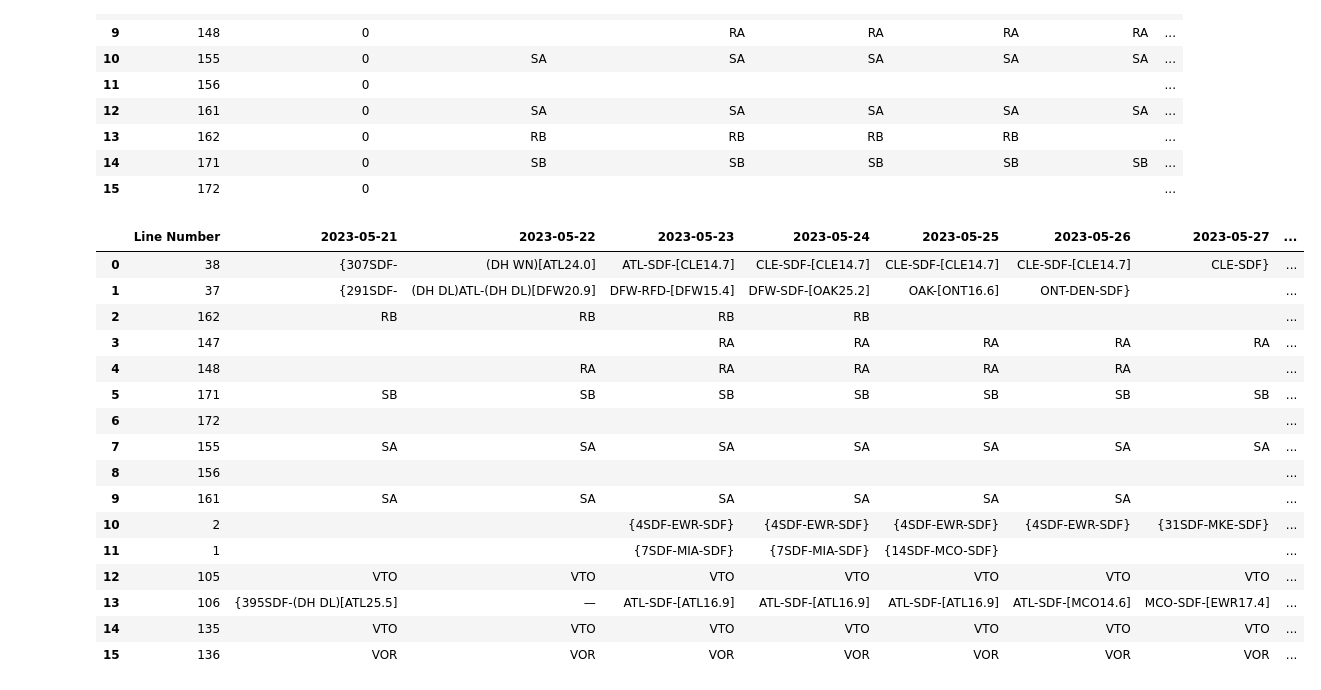
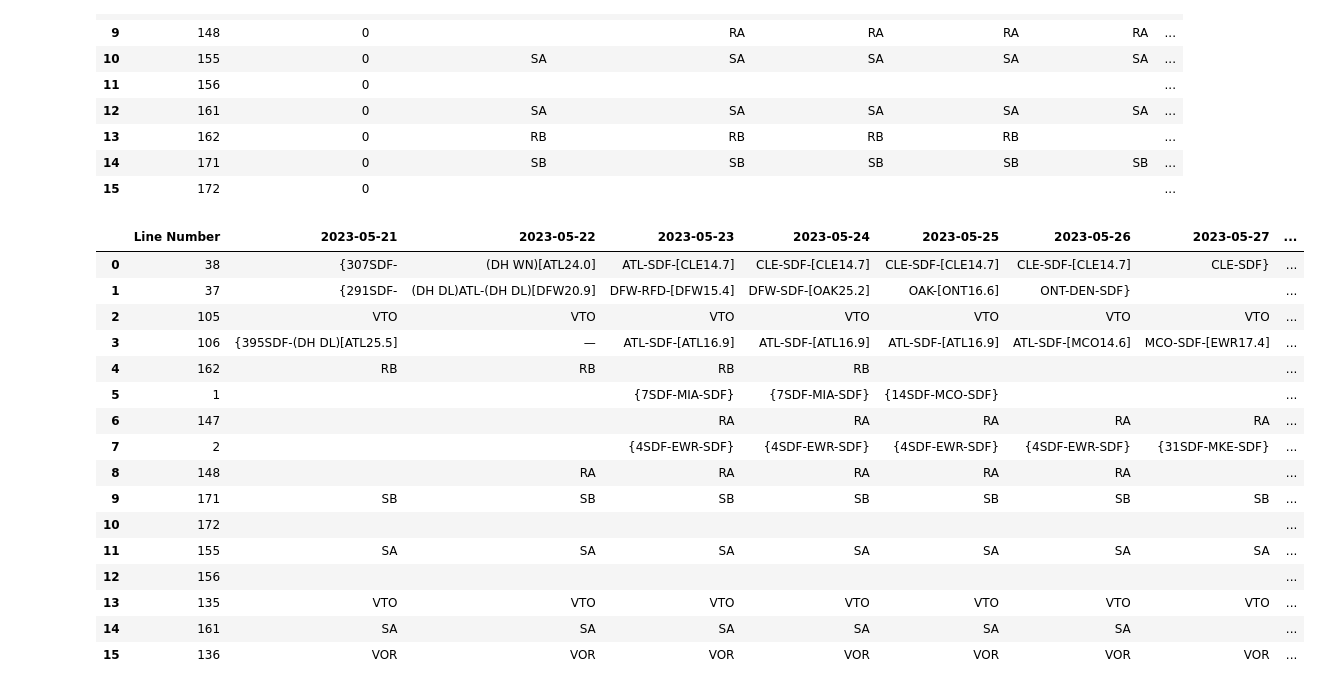
Before and after one commit to AstroPhysX/UPS-project, a Jupyter notebook: Program/master_to_pandas.ipynb, the cells around one changed output. Saved outputs shown, nothing was run; the diff lists cells and outputs as text; code cells hidden in the pictures.

Commit message:
Testing new weighted sorting function

```diff
--- a/Program/master_to_pandas.ipynb
+++ b/Program/master_to_pandas.ipynb
@@ -1030,23 +1660,23 @@ def sort_dataframe_by_conditions(
 # %%
-sortorder = [("Extra Vacation Days","high_to_low"),("Total DO","high_to_low"),("Premium","high_to_low"),("Training","high_to_low"),("Blockiness","high_to_low"),("% tickets paid", "high_to_low")]
+sortorder = [("Extra Vacation Days","high_to_low","strict"),("Training","high_to_low","weighted"),("Blockiness","high_to_low","weighted"),("Total DO","high_to_low","weighted"),("Premium","high_to_low","weighted"),("% tickets paid", "high_to_low","weighted")]
 
 dfsorted = sort_dataframe_by_conditions(df, sortorder)
 dfsorted
 # %% [output]
 |  | Line Number | 2023-05-21 | 2023-05-22 | 2023-05-23 | 2023-05-24 | 2023-05-25 | 2023-05-26 | 2023-05-27 | ... |
 | 0 | 38 | {307SDF- | (DH WN)[ATL24.0] | ATL-SDF-[CLE14.7] | CLE-SDF-[CLE14.7] | CLE-SDF-[CLE14.7] | CLE-SDF-[CLE14.7] | CLE-SDF} | ... |
 | 1 | 37 | {291SDF- | (DH DL)ATL-(DH DL)[DFW20.9] | DFW-RFD-[DFW15.4] | DFW-SDF-[OAK25.2] | OAK-[ONT16.6] | ONT-DEN-SDF} |  | ... |
-| 2 | 162 | RB | RB | RB | RB |  |  |  | ... |
-| 3 | 147 |  |  | RA | RA | RA | RA | RA | ... |
-| 4 | 148 |  | RA | RA | RA | RA | RA |  | ... |
-| 5 | 171 | SB | SB | SB | SB | SB | SB | SB | ... |
-| 6 | 172 |  |  |  |  |  |  |  | ... |
-| 7 | 155 | SA | SA | SA | SA | SA | SA | SA | ... |
-| 8 | 156 |  |  |  |  |  |  |  | ... |
-| 9 | 161 | SA | SA | SA | SA | SA | SA |  | ... |
-| 10 | 2 |  |  | {4SDF-EWR-SDF} | {4SDF-EWR-SDF} | {4SDF-EWR-SDF} | {4SDF-EWR-SDF} | {31SDF-MKE-SDF} | ... |
-| 11 | 1 |  |  | {7SDF-MIA-SDF} | {7SDF-MIA-SDF} | {14SDF-MCO-SDF} |  |  | ... |
-| 12 | 105 | VTO | VTO | VTO | VTO | VTO | VTO | VTO | ... |
-| 13 | 106 | {395SDF-(DH DL)[ATL25.5] | — | ATL-SDF-[ATL16.9] | ATL-SDF-[ATL16.9] | ATL-SDF-[ATL16.9] | ATL-SDF-[MCO14.6] | MCO-SDF-[EWR17.4] | ... |
-| 14 | 135 | VTO | VTO | VTO | VTO | VTO | VTO | VTO | ... |
+| 2 | 105 | VTO | VTO | VTO | VTO | VTO | VTO | VTO | ... |
+| 3 | 106 | {395SDF-(DH DL)[ATL25.5] | — | ATL-SDF-[ATL16.9] | ATL-SDF-[ATL16.9] | ATL-SDF-[ATL16.9] | ATL-SDF-[MCO14.6] | MCO-SDF-[EWR17.4] | ... |
+| 4 | 162 | RB | RB | RB | RB |  |  |  | ... |
+| 5 | 1 |  |  | {7SDF-MIA-SDF} | {7SDF-MIA-SDF} | {14SDF-MCO-SDF} |  |  | ... |
+| 6 | 147 |  |  | RA | RA | RA | RA | RA | ... |
+| 7 | 2 |  |  | {4SDF-EWR-SDF} | {4SDF-EWR-SDF} | {4SDF-EWR-SDF} | {4SDF-EWR-SDF} | {31SDF-MKE-SDF} | ... |
+| 8 | 148 |  | RA | RA | RA | RA | RA |  | ... |
+| 9 | 171 | SB | SB | SB | SB | SB | SB | SB | ... |
+| 10 | 172 |  |  |  |  |  |  |  | ... |
+| 11 | 155 | SA | SA | SA | SA | SA | SA | SA | ... |
+| 12 | 156 |  |  |  |  |  |  |  | ... |
+| 13 | 135 | VTO | VTO | VTO | VTO | VTO | VTO | VTO | ... |
+| 14 | 161 | SA | SA | SA | SA | SA | SA |  | ... |
 | 15 | 136 | VOR | VOR | VOR | VOR | VOR | VOR | VOR | ... |
```
Also changed, not shown: parts of 3 cells of this notebook, 3 other files.
